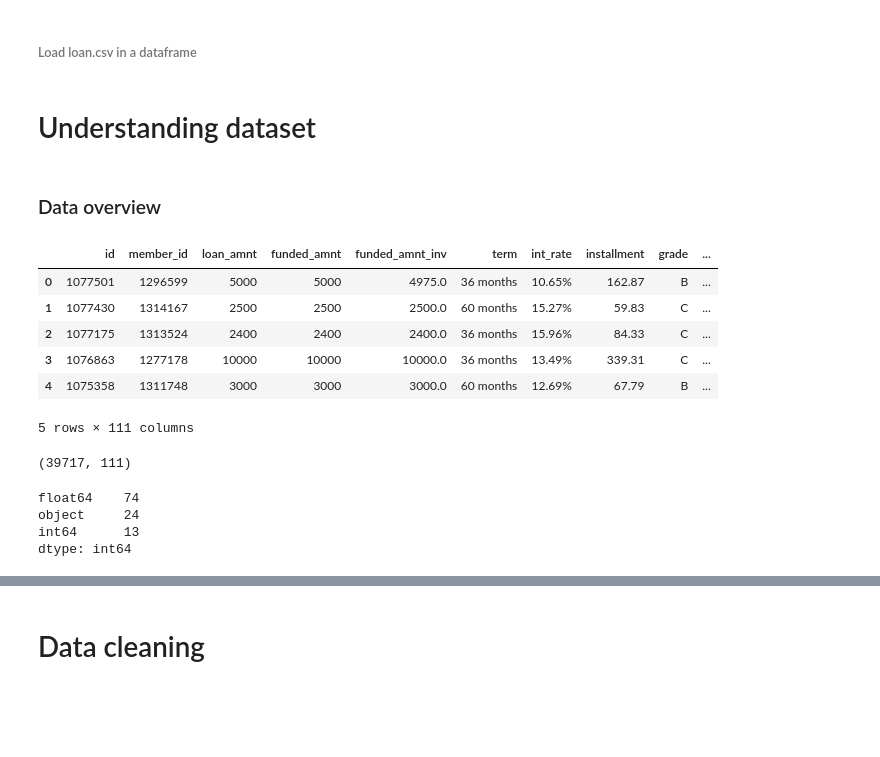
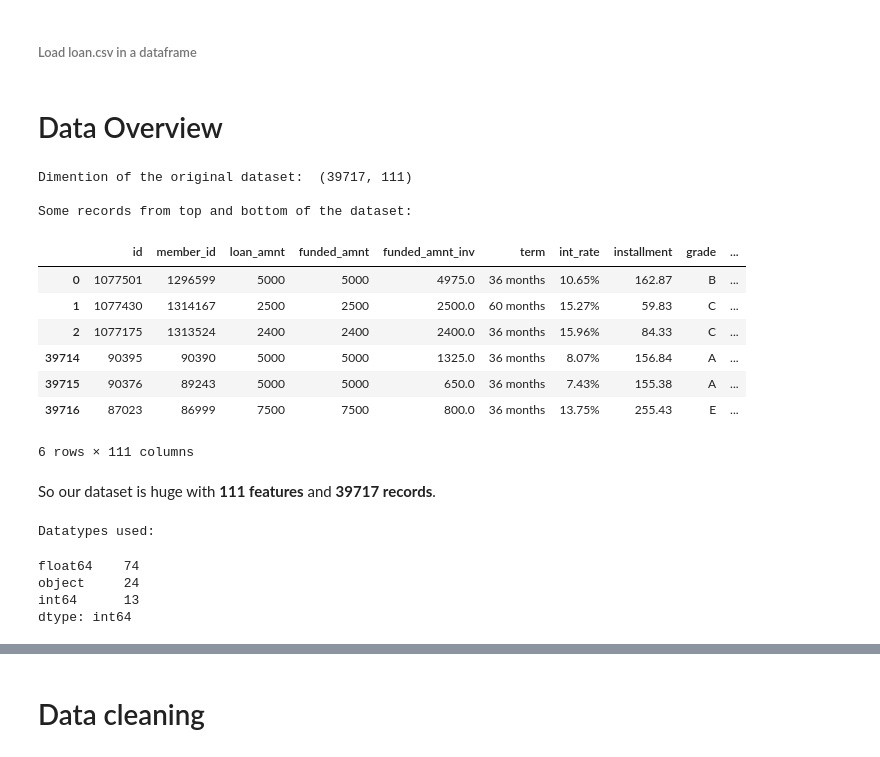
Before and after one commit to zeeamber/Lending-Club-Case-Study, a Jupyter notebook: lending_club_case_study.ipynb, the cells around one changed output, grey strips where cells are left out. Cells and saved outputs as stored; diff of their text form; code cells hidden in the pictures; blank space fills up the shorter version.

```diff
--- a/lending_club_case_study.ipynb
+++ b/lending_club_case_study.ipynb
@@ -16,28 +16,32 @@ import dateutil.parser as dparser
 parse_dates = ["last_pymnt_d", "next_pymnt_d"]
 # %%
 loan_df = pd.read_csv("loan.csv", parse_dates = parse_dates)
-# %% [markdown]
-# Understanding dataset
 # %% [markdown]
-### Data overview
+# Data Overview
-# %%
-loan_df.head()
-# %% [output]
-|  | id | member_id | loan_amnt | funded_amnt | funded_amnt_inv | term | int_rate | installment | grade | ... |
-| 0 | 1077501 | 1296599 | 5000 | 5000 | 4975.0 | 36 months | 10.65% | 162.87 | B | ... |
-| 1 | 1077430 | 1314167 | 2500 | 2500 | 2500.0 | 60 months | 15.27% | 59.83 | C | ... |
-| 2 | 1077175 | 1313524 | 2400 | 2400 | 2400.0 | 36 months | 15.96% | 84.33 | C | ... |
-| 3 | 1076863 | 1277178 | 10000 | 10000 | 10000.0 | 36 months | 13.49% | 339.31 | C | ... |
-| 4 | 1075358 | 1311748 | 3000 | 3000 | 3000.0 | 60 months | 12.69% | 67.79 | B | ... |
-5 rows × 111 columns
-# %%
-loan_df.shape
-# %% [output]
-(39717, 111)
+# %%
+print("Dimention of the original dataset: ", loan_df.shape)
+print("\nSome records from top and bottom of the dataset: ")
+pd.concat([loan_df.head(3), loan_df.tail(3)])
+# %% [output]
+Dimention of the original dataset:  (39717, 111)
+
+Some records from top and bottom of the dataset:
+|  | id | member_id | loan_amnt | funded_amnt | funded_amnt_inv | term | int_rate | installment | grade | ... |
+| 0 | 1077501 | 1296599 | 5000 | 5000 | 4975.0 | 36 months | 10.65% | 162.87 | B | ... |
+| 1 | 1077430 | 1314167 | 2500 | 2500 | 2500.0 | 60 months | 15.27% | 59.83 | C | ... |
+| 2 | 1077175 | 1313524 | 2400 | 2400 | 2400.0 | 36 months | 15.96% | 84.33 | C | ... |
+| 39714 | 90395 | 90390 | 5000 | 5000 | 1325.0 | 36 months | 8.07% | 156.84 | A | ... |
+| 39715 | 90376 | 89243 | 5000 | 5000 | 650.0 | 36 months | 7.43% | 155.38 | A | ... |
+| 39716 | 87023 | 86999 | 7500 | 7500 | 800.0 | 36 months | 13.75% | 255.43 | E | ... |
+6 rows × 111 columns
+# %% [markdown]
+So our dataset is huge with **111 features** and **39717 records**.
 # %%
+print("Datatypes used: ")
 pd.value_counts(loan_df.dtypes)
 # %% [output]
-float64    74
-object     24
-int64      13
-dtype: int64
+Datatypes used:
+float64    74
+object     24
+int64      13
+dtype: int64
```
Also changed, not shown: parts of 94 cells of this notebook.
